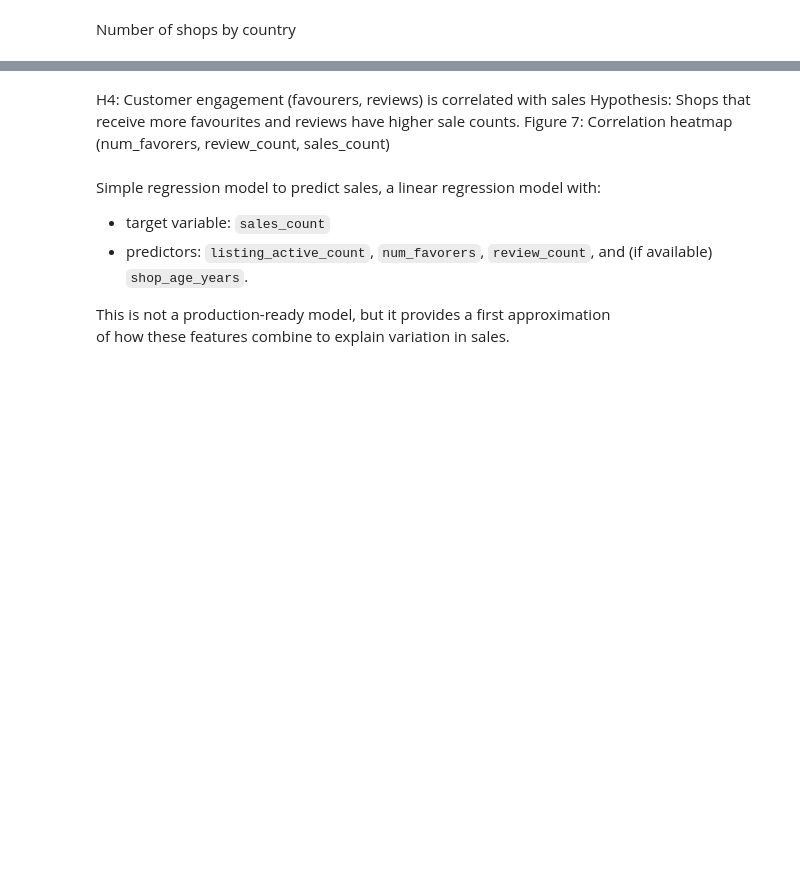
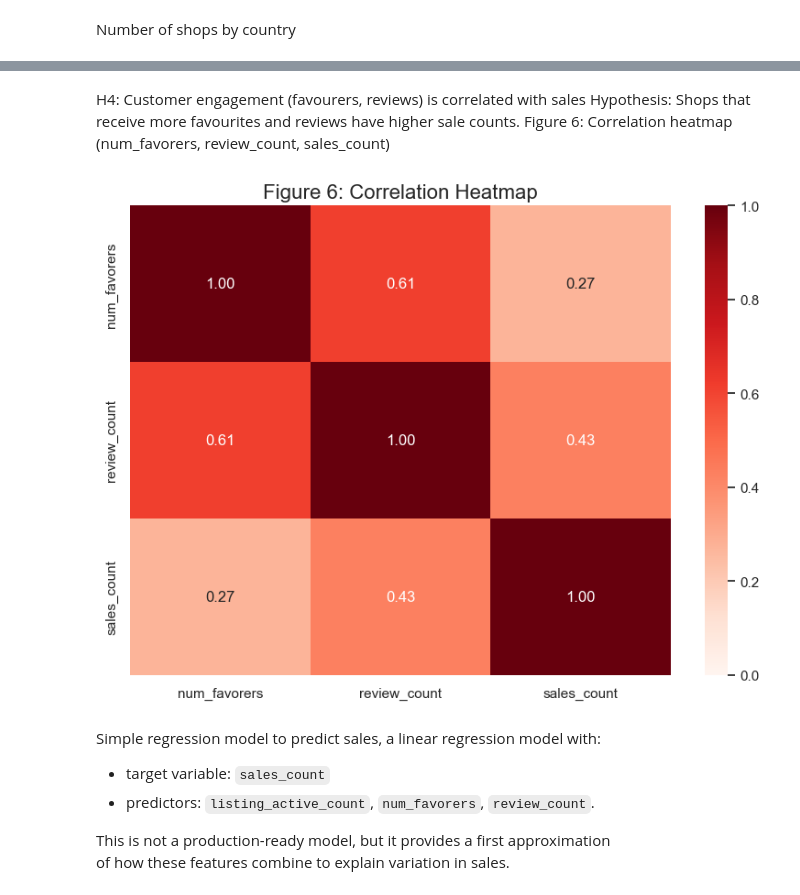
Before and after one commit to Karolinawl/fuzzy-engine, a Jupyter notebook: assets/eda_analysis.ipynb, the cells around one changed output, grey strips where cells are left out. Drawn from its saved outputs; the diff is of its cells as text; code cells hidden in the pictures; blank space fills up the shorter version.

```diff
--- a/assets/eda_analysis.ipynb
+++ b/assets/eda_analysis.ipynb
@@ -163,9 +240,20 @@ Figure 6: Reviews vs Marketing Status (bar chart)
 # %% [markdown]
-H4: Customer engagement (favourers, reviews) is correlated with sales Hypothesis: Shops that receive more favourites and reviews have higher sale counts. Figure 7: Correlation heatmap (num_favorers, review_count, sales_count)
+H4: Customer engagement (favourers, reviews) is correlated with sales Hypothesis: Shops that receive more favourites and reviews have higher sale counts. Figure 6: Correlation heatmap (num_favorers, review_count, sales_count)
+# %%
+#correlation heatmap (num_favorers, review_count, sales_count)
+corr_cols = ['num_favorers', 'review_count', 'sales_count']
+corr_matrix = df[corr_cols].corr()
+plt.figure(figsize=(8, 6))
+sns.heatmap(corr_matrix, annot=True, cmap='Reds', fmt=".2f", vmin=0, vmax=1)
+plt.title("Figure 6: Correlation Heatmap", fontsize=16)
+plt.tight_layout()
+plt.show()
+# %% [output]
+[figure, added]
 # %% [markdown]
 Simple regression model to predict sales, a linear regression model with:
 - target variable: `sales_count`
-- predictors: `listing_active_count`, `num_favorers`, `review_count`, and (if available) `shop_age_years`.
+- predictors: `listing_active_count`, `num_favorers`, `review_count`.
 
 This is not a production-ready model, but it provides a first approximation
 of how these features combine to explain variation in sales.
```
Also changed, not shown: parts of 13 cells of this notebook.
